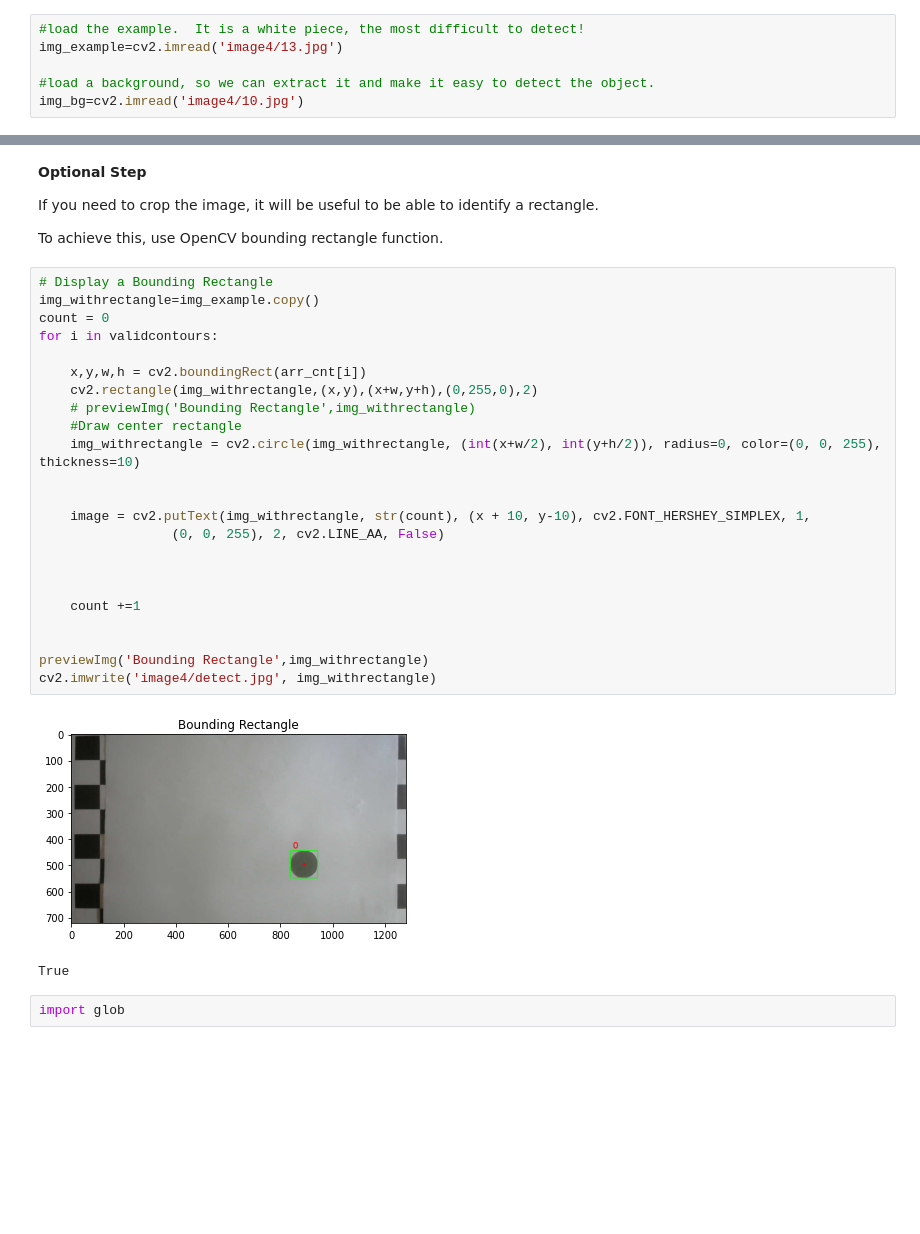
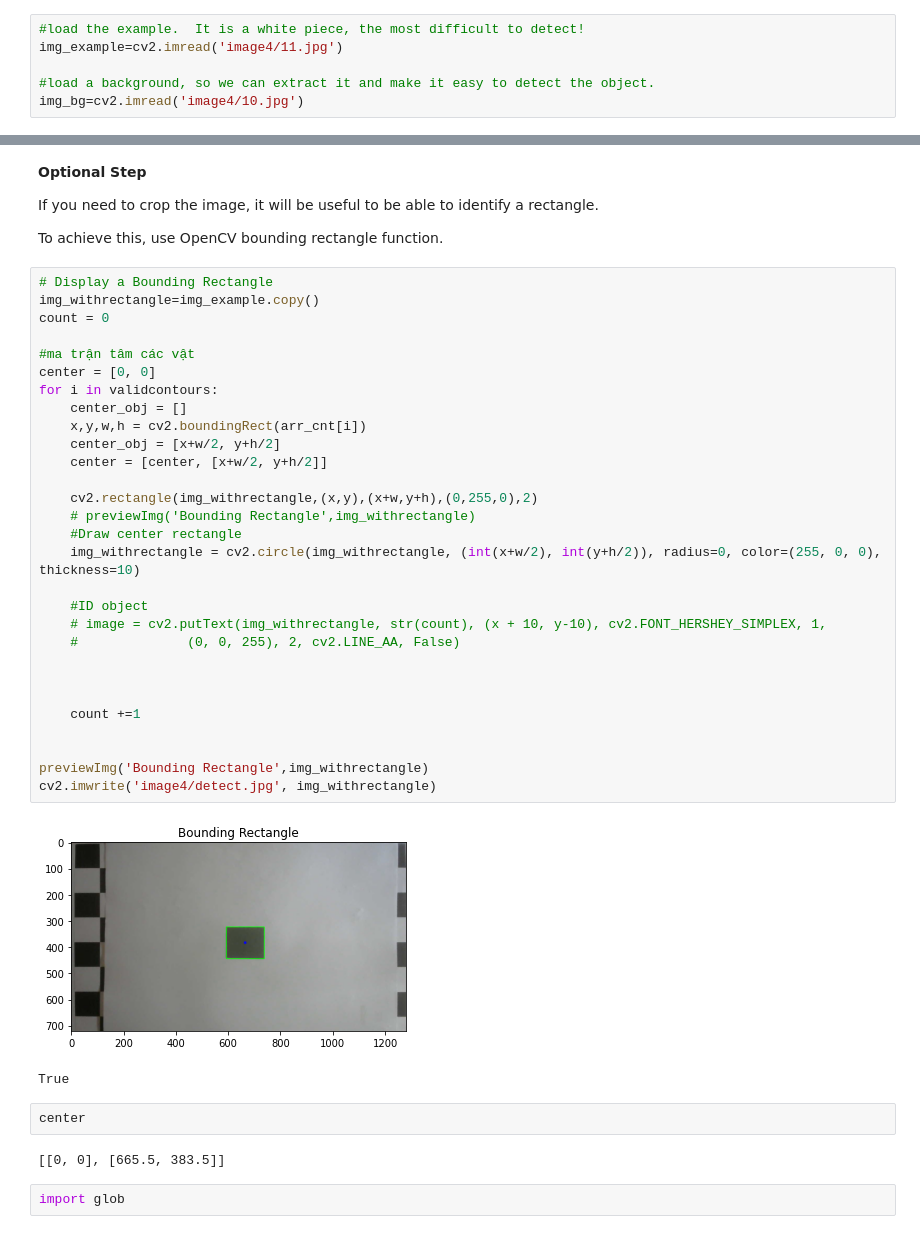
Before and after one commit to anh147/2D_Object, a Jupyter notebook: lego-set-object-recognition-example.ipynb, the cells around one changed output, grey strips where cells are left out. Cells and saved outputs as stored; diff of their text form; blank space fills up the shorter version.

```diff
--- a/lego-set-object-recognition-example.ipynb
+++ b/lego-set-object-recognition-example.ipynb
@@ -35,7 +35,7 @@ def previewImg(text,img_preview,grayscale=False):
 Let's load the starting point.  The example image and it's background.
 # %%
 #load the example.  It is a white piece, the most difficult to detect!
-img_example=cv2.imread('image4/13.jpg')
+img_example=cv2.imread('image4/11.jpg')
 
 #load a background, so we can extract it and make it easy to detect the object.
 img_bg=cv2.imread('image4/10.jpg')
@@ -220,29 +220,39 @@ To achieve this, use OpenCV bounding rectangle function.
 # %%
 # Display a Bounding Rectangle
 img_withrectangle=img_example.copy()
 count = 0
+
+#ma trận tâm các vật
+center = [0, 0]
 for i in validcontours:
+    center_obj = []
+    x,y,w,h = cv2.boundingRect(arr_cnt[i])
+    center_obj = [x+w/2, y+h/2]
+    center = [center, [x+w/2, y+h/2]]
 
-    x,y,w,h = cv2.boundingRect(arr_cnt[i])
     cv2.rectangle(img_withrectangle,(x,y),(x+w,y+h),(0,255,0),2)
     # previewImg('Bounding Rectangle',img_withrectangle)
     #Draw center rectangle
-    img_withrectangle = cv2.circle(img_withrectangle, (int(x+w/2), int(y+h/2)), radius=0, color=(0, 0, 255), thickness=10)
+    img_withrectangle = cv2.circle(img_withrectangle, (int(x+w/2), int(y+h/2)), radius=0, color=(255, 0, 0), thickness=10)
 
-
-    image = cv2.putText(img_withrectangle, str(count), (x + 10, y-10), cv2.FONT_HERSHEY_SIMPLEX, 1,
-                 (0, 0, 255), 2, cv2.LINE_AA, False)
+    #ID object
+    # image = cv2.putText(img_withrectangle, str(count), (x + 10, y-10), cv2.FONT_HERSHEY_SIMPLEX, 1,
+    #              (0, 0, 255), 2, cv2.LINE_AA, False)
 
 
 
     count +=1
 
 
 previewImg('Bounding Rectangle',img_withrectangle)
 cv2.imwrite('image4/detect.jpg', img_withrectangle)
 # %% [output]
-[figure, old version]
+[figure, new version]
 True
+# %%
+center
+# %% [output]
+[[0, 0], [665.5, 383.5]]
 # %%
 import glob
 # %%
```
Also changed, not shown: parts of 20 cells of this notebook, 5 other files.
